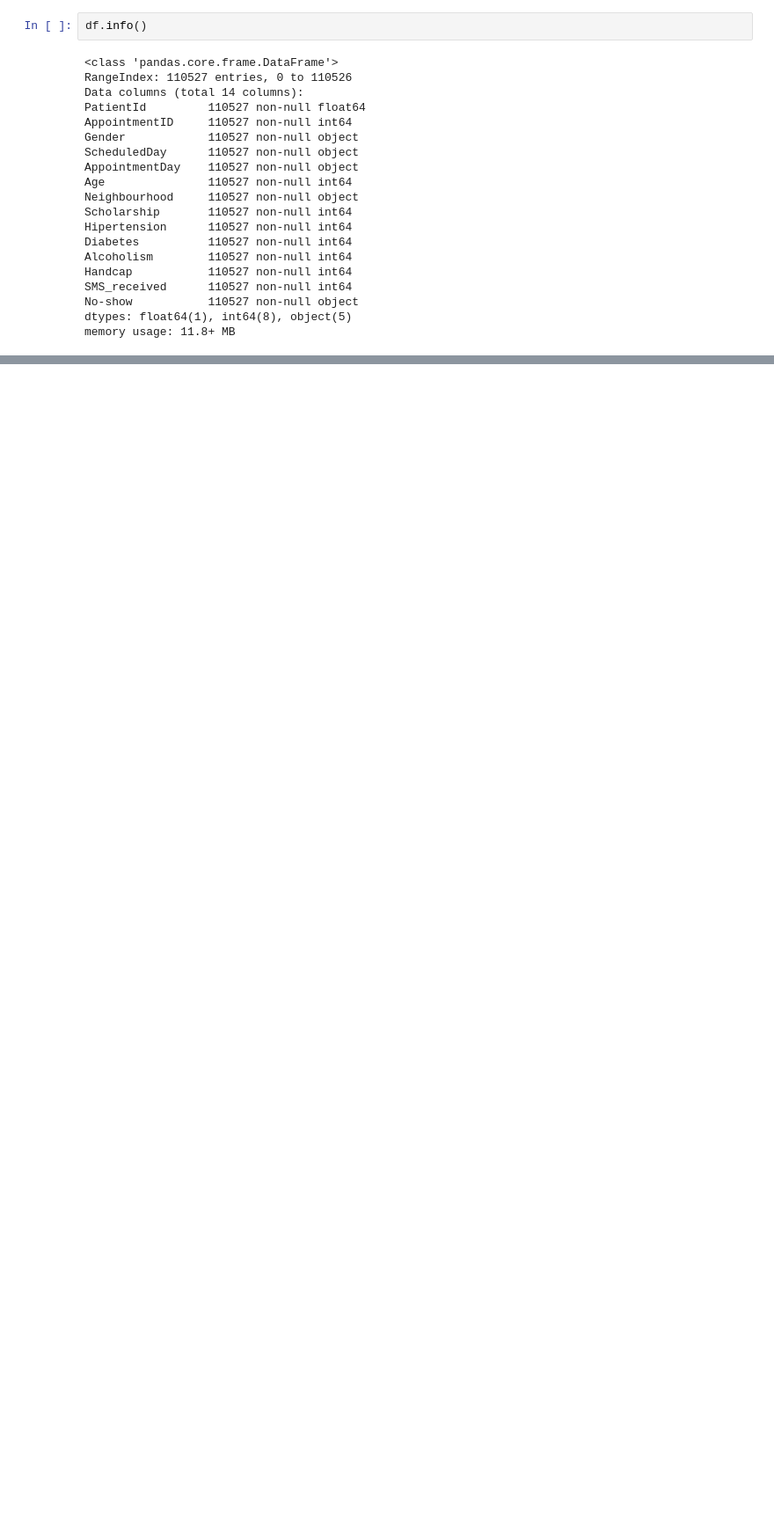
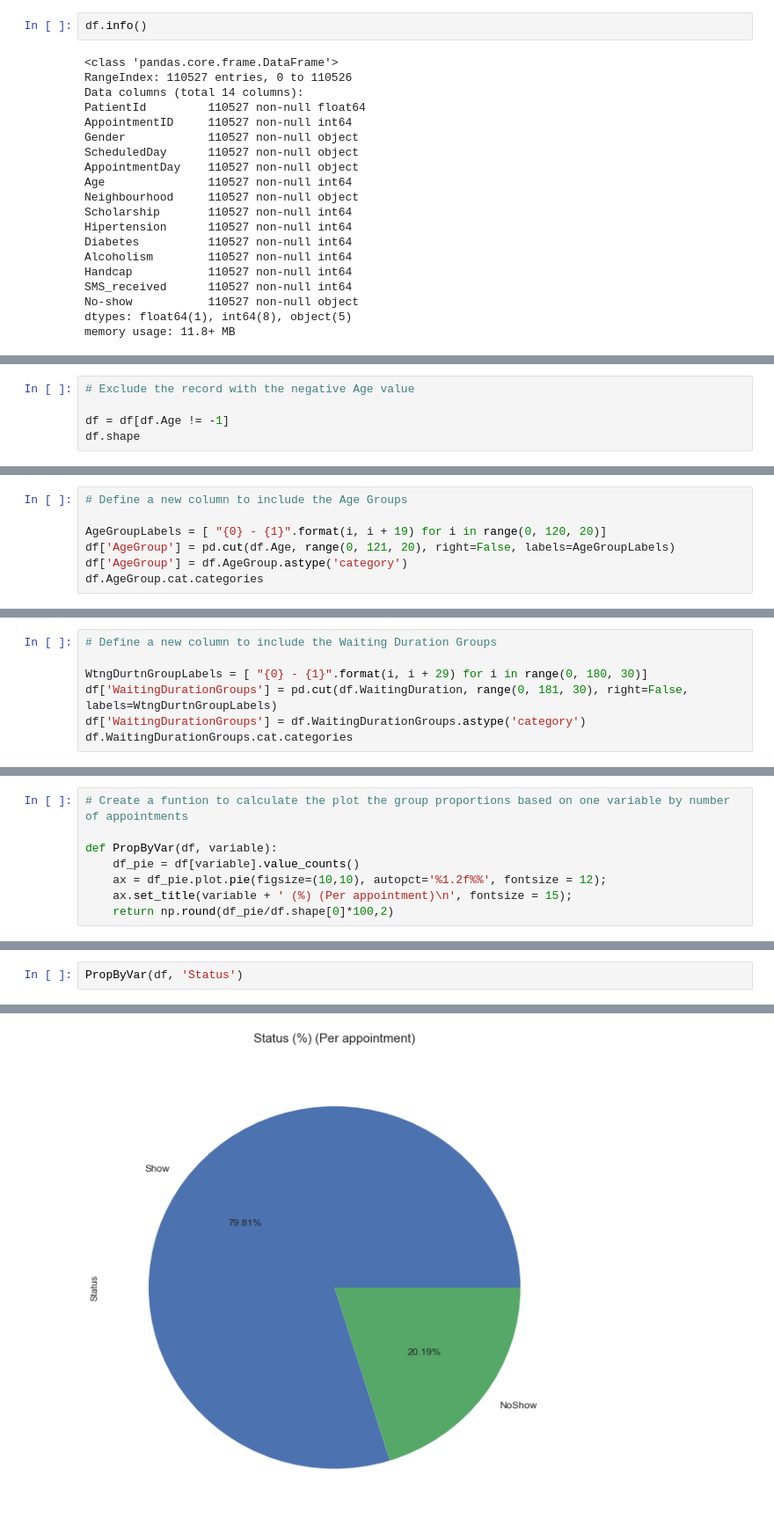
Before and after one commit to tkannab/Udacity-DAND-T1-P3-Investigate-a-Dataset, a Jupyter notebook: investigate-a-dataset.ipynb, the cells around one changed output, grey strips where cells are left out. Shown at 88% size. Cells and saved outputs as stored; diff of their text form; blank space fills up the shorter version.

```diff
--- a/investigate-a-dataset.ipynb
+++ b/investigate-a-dataset.ipynb
@@ -109,0 +356,5 @@ df.shape
+# %%
+# Exclude the record with the negative Age value
+
+df = df[df.Age != -1]
+df.shape
@@ -109,0 +398,7 @@ df.shape
+# %%
+# Define a new column to include the Age Groups
+
+AgeGroupLabels = [ "{0} - {1}".format(i, i + 19) for i in range(0, 120, 20)]
+df['AgeGroup'] = pd.cut(df.Age, range(0, 121, 20), right=False, labels=AgeGroupLabels)
+df['AgeGroup'] = df.AgeGroup.astype('category')
+df.AgeGroup.cat.categories
@@ -109,0 +409,7 @@ df.shape
+# %%
+# Define a new column to include the Waiting Duration Groups
+
+WtngDurtnGroupLabels = [ "{0} - {1}".format(i, i + 29) for i in range(0, 180, 30)]
+df['WaitingDurationGroups'] = pd.cut(df.WaitingDuration, range(0, 181, 30), right=False, labels=WtngDurtnGroupLabels)
+df['WaitingDurationGroups'] = df.WaitingDurationGroups.astype('category')
+df.WaitingDurationGroups.cat.categories
@@ -109,0 +511,8 @@ df.shape
+# %%
+# Create a funtion to calculate the plot the group proportions based on one variable by number of appointments
+
+def PropByVar(df, variable):
+    df_pie = df[variable].value_counts()
+    ax = df_pie.plot.pie(figsize=(10,10), autopct='%1.2f%%', fontsize = 12);
+    ax.set_title(variable + ' (%) (Per appointment)\n', fontsize = 15);
+    return np.round(df_pie/df.shape[0]*100,2)
@@ -109,0 +585,3 @@ df.shape
+# %%
+PropByVar(df, 'Status')
+# %% [output]
@@ -109,0 +591 @@ df.shape
+[figure, added]
```
Also changed, not shown: parts of 299 cells of this notebook, 4 other files.
